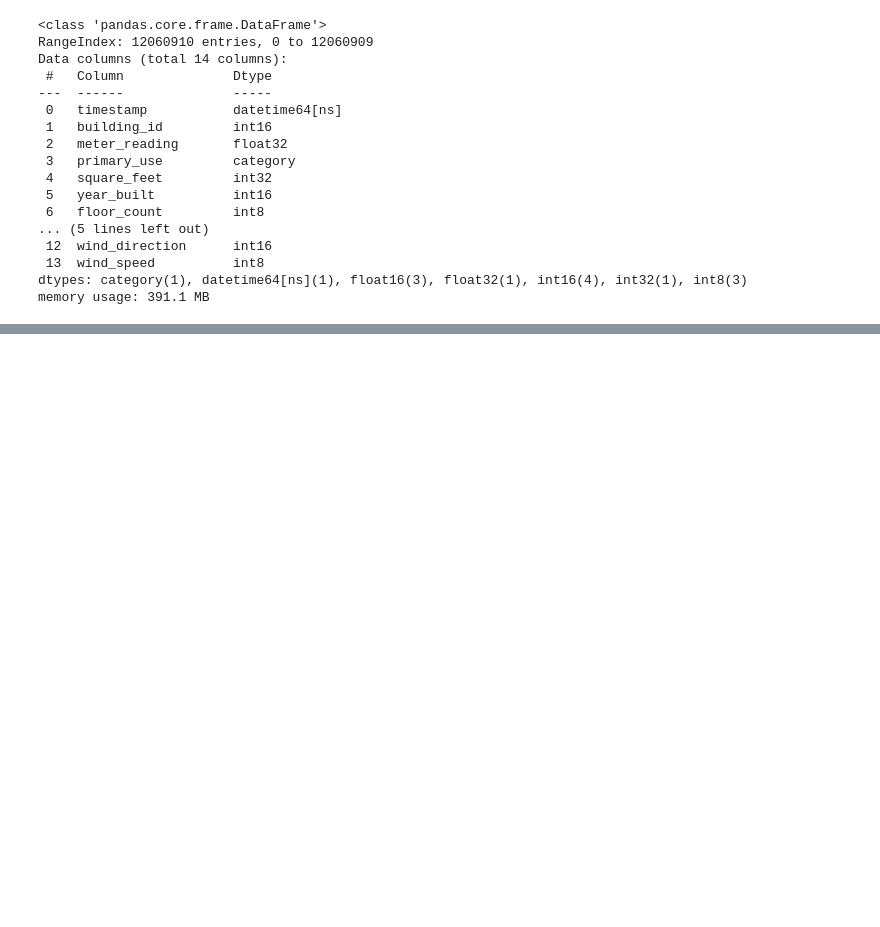
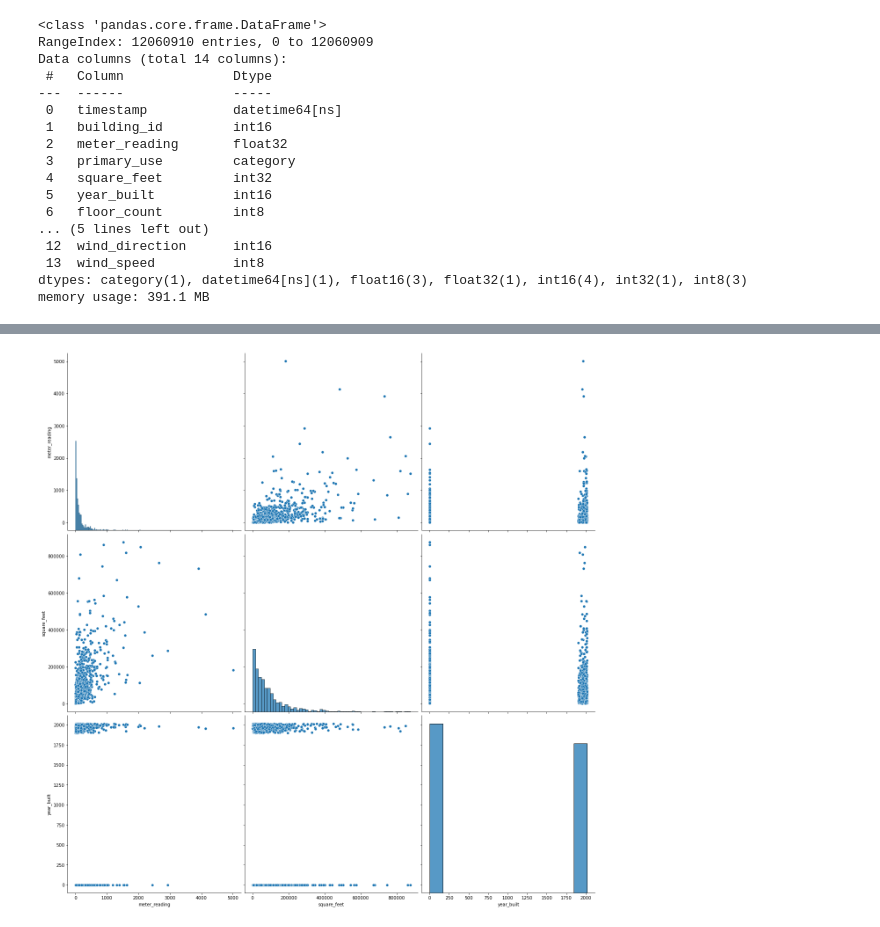
Before and after one commit to Costigun/kaggle_practice, a Jupyter notebook: ASHRAE/optimize_memory.ipynb, the cells around one changed output, grey strips where cells are left out. Cells and saved outputs as stored; diff of their text form; code cells hidden in the pictures; blank space fills up the shorter version.

Commit message:
create plot for visualising EDA process and use interp1d for interpolation features

```diff
--- a/ASHRAE/optimize_memory.ipynb
+++ b/ASHRAE/optimize_memory.ipynb
@@ -186,0 +207,2 @@ memory usage: 391.1 MB
+# %%
+energy = energy[energy['meter_reading'] > 0]
@@ -186,0 +227,9 @@ memory usage: 391.1 MB
+# %%
+data_corr_meta = pd.DataFrame(energy.groupby("building_id").median(),columns=['meter_reading','square_feet','year_built'])
+
+data_corr_meta.dropna(inplace=True)
+sns.pairplot(data_corr_meta,height=6)
+plt.show()
+del data_corr_meta
+# %% [output]
+[figure, added]
```
Also changed, not shown: parts of 5 cells of this notebook, 1 other file.
